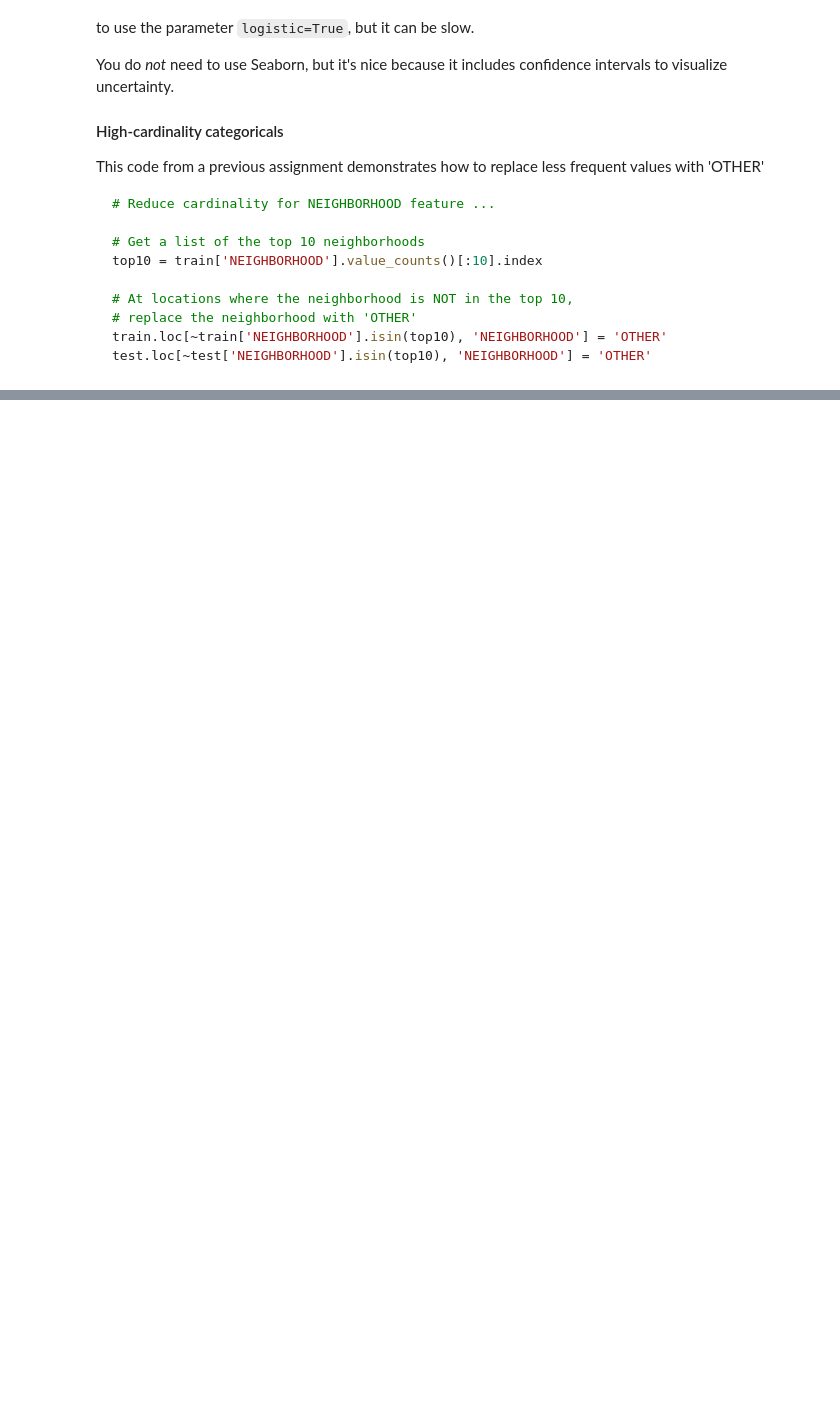
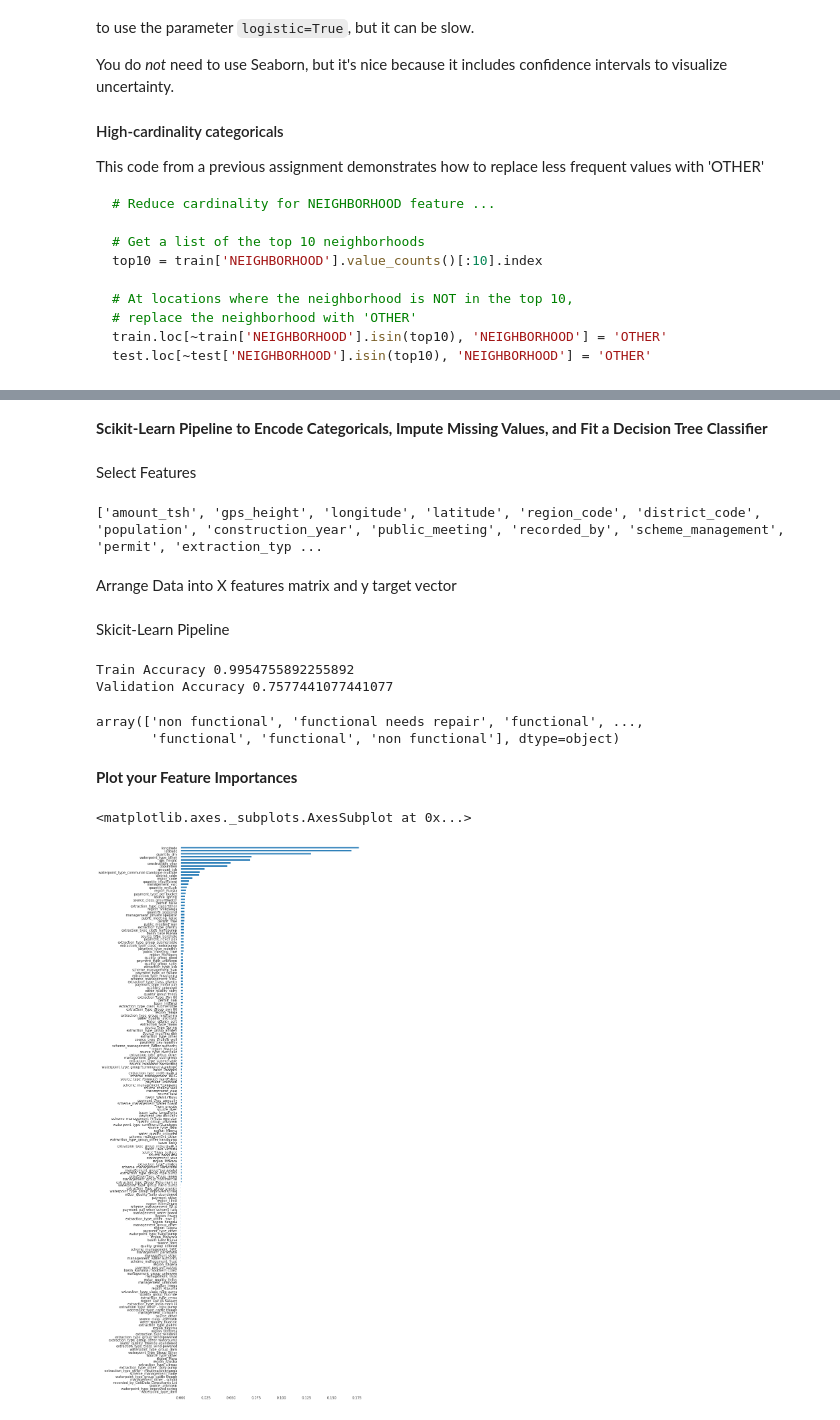
Before and after one commit to bloominstituteoftechnology/DS-Unit-2-Kaggle-Challenge, a Jupyter notebook: module1-decision-trees/LS_DS_221_assignment.ipynb, the cells around one changed output, grey strips where cells are left out. Drawn from its saved outputs; the diff is of its cells as text; code cells hidden in the pictures; blank space fills up the shorter version.

```diff
--- a/module1-decision-trees/LS_DS_221_assignment.ipynb
+++ b/module1-decision-trees/LS_DS_221_assignment.ipynb
@@ -104,0 +139,4 @@ profile
+# %%
+# Split train into train & val
+train, val = train_test_split(train, train_size=0.80, test_size=0.20,
+                              stratify=train['status_group'], random_state=42)
@@ -104,0 +197,70 @@ profile
+# %% [markdown]
+**Scikit-Learn Pipeline to Encode Categoricals, Impute Missing Values, and Fit a Decision Tree Classifier**
+# %% [markdown]
+Select Features
+# %%
+target = 'status_group'
+
+train_features = train.drop(columns=[target, 'id','installer', 'funder', 'wpt_name','basin', 'num_private', 'region', 'waterpoint_type_group', 'payment_type',
+                                     ])
+
+# List of numeric features
+numeric_features = train_features.select_dtypes(include='number').columns.tolist()
+
+# Series with the cardinality of the nonnumeric features
+cardinality = train_features.select_dtypes(exclude='number').nunique()
+
+train_features.select_dtypes(exclude='number').nunique()
+# List of all categorical features with cardinality <= 50
+categorical_features = cardinality[cardinality <= 50].index.tolist()
+
+# Combine the lists
+features = numeric_features + categorical_features
+print(features)
+# %% [output]
+['amount_tsh', 'gps_height', 'longitude', 'latitude', 'region_code', 'district_code', 'population', 'construction_year', 'public_meeting', 'recorded_by', 'scheme_management', 'permit', 'extraction_typ ...
+# %% [markdown]
+Arrange Data into X features matrix and y target vector
+# %%
+X_train = train[features]
+y_train = train[target]
+X_val = val[features]
+y_val = val[target]
+X_test = test[features]
+# %% [markdown]
+Skicit-Learn Pipeline
+# %%
+pipeline = make_pipeline(
+    ce.OneHotEncoder(use_cat_names=True),
+    SimpleImputer(strategy='mean'),
+    DecisionTreeClassifier(random_state=42)
+)
+
+# Fit on train
+pipeline.fit(X_train, y_train)
+
+# Score on validation
+print ('Train Accuracy', pipeline.score(X_train, y_train))
+print ('Validation Accuracy', pipeline.score(X_val, y_val))
+
+# Predict on test
+y_pred = pipeline.predict(X_test)
+# %% [output]
+Train Accuracy 0.9954755892255892
+Validation Accuracy 0.7577441077441077
+# %%
+y_pred
+# %% [output]
+array(['non functional', 'functional needs repair', 'functional', ...,
+       'functional', 'functional', 'non functional'], dtype=object)
+# %% [markdown]
+**Plot your Feature Importances**
+# %%
+encoder = pipeline.named_steps['onehotencoder']
+encoded_columns = encoder.transform(X_val).columns
+importances = pd.Series(model.feature_importances_, encoded_columns)
+plt.figure(figsize=(10,30))
+importances.sort_values().plot.barh()
+# %% [output]
+<matplotlib.axes._subplots.AxesSubplot at 0x...>
+[figure, added]
```
Also changed, not shown: parts of 12 cells of this notebook.
